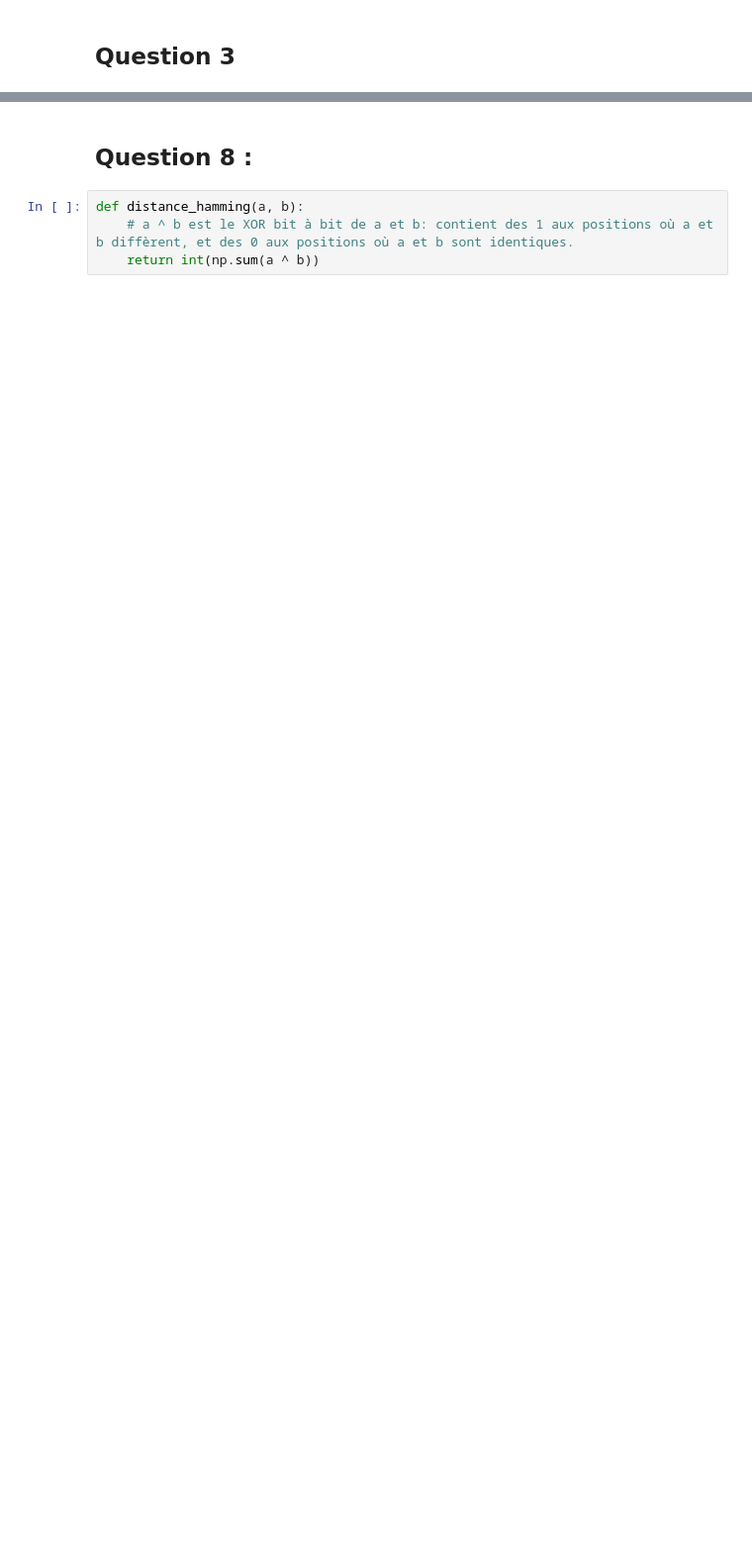
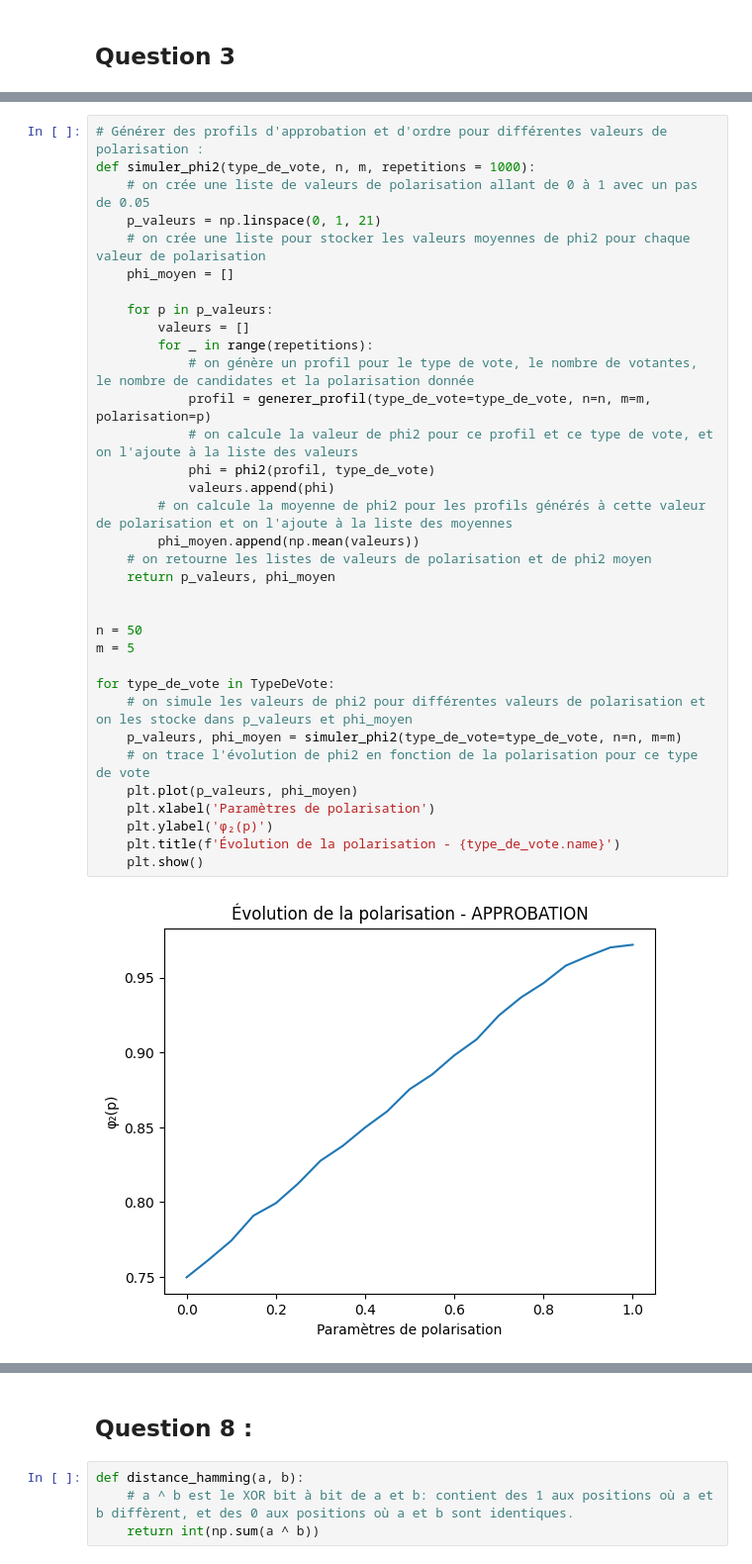
Before and after one commit to Fairy-maker/Analyse-de-la-polarisation, a Jupyter notebook: projet.ipynb, the cells around one changed output, grey strips where cells are left out. Shown at 99% size. Cells and saved outputs as stored; diff of their text form; blank space fills up the shorter version.

```diff
--- a/projet.ipynb
+++ b/projet.ipynb
@@ -220,0 +269,36 @@ if __name__ == "__main__":
+# %%
+# Générer des profils d'approbation et d'ordre pour différentes valeurs de polarisation :
+def simuler_phi2(type_de_vote, n, m, repetitions = 1000):
+    # on crée une liste de valeurs de polarisation allant de 0 à 1 avec un pas de 0.05
+    p_valeurs = np.linspace(0, 1, 21)
+    # on crée une liste pour stocker les valeurs moyennes de phi2 pour chaque valeur de polarisation
+    phi_moyen = []
+
+    for p in p_valeurs:
+        valeurs = []
+        for _ in range(repetitions):
+            # on génère un profil pour le type de vote, le nombre de votantes, le nombre de candidates et la polarisation donnée
+            profil = generer_profil(type_de_vote=type_de_vote, n=n, m=m, polarisation=p)
+            # on calcule la valeur de phi2 pour ce profil et ce type de vote, et on l'ajoute à la liste des valeurs
+            phi = phi2(profil, type_de_vote)
+            valeurs.append(phi)
+        # on calcule la moyenne de phi2 pour les profils générés à cette valeur de polarisation et on l'ajoute à la liste des moyennes
+        phi_moyen.append(np.mean(valeurs))
+    # on retourne les listes de valeurs de polarisation et de phi2 moyen
+    return p_valeurs, phi_moyen
+
+
+n = 50
+m = 5
+
+for type_de_vote in TypeDeVote:
+    # on simule les valeurs de phi2 pour différentes valeurs de polarisation et on les stocke dans p_valeurs et phi_moyen
+    p_valeurs, phi_moyen = simuler_phi2(type_de_vote=type_de_vote, n=n, m=m)
+    # on trace l'évolution de phi2 en fonction de la polarisation pour ce type de vote
+    plt.plot(p_valeurs, phi_moyen)
+    plt.xlabel('Paramètres de polarisation')
+    plt.ylabel('φ₂(p)')
+    plt.title(f'Évolution de la polarisation - {type_de_vote.name}')
+    plt.show()
+# %% [output]
+[figure, added]
```
Also changed, not shown: parts of 19 cells of this notebook.
